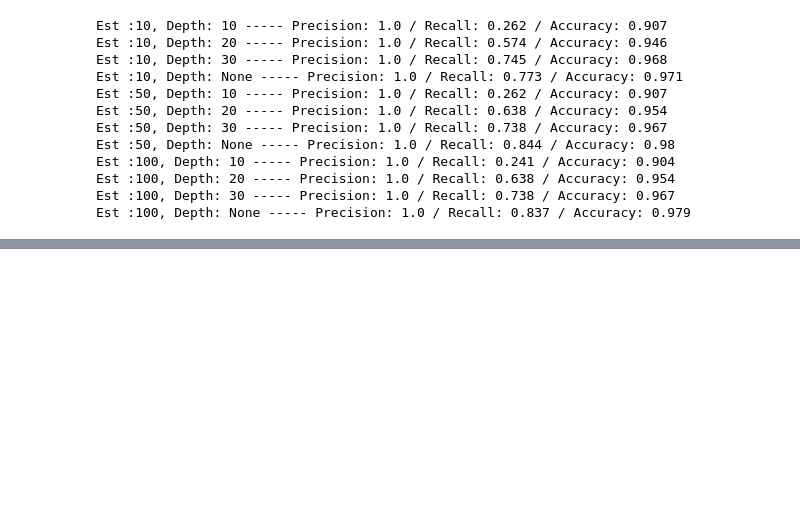
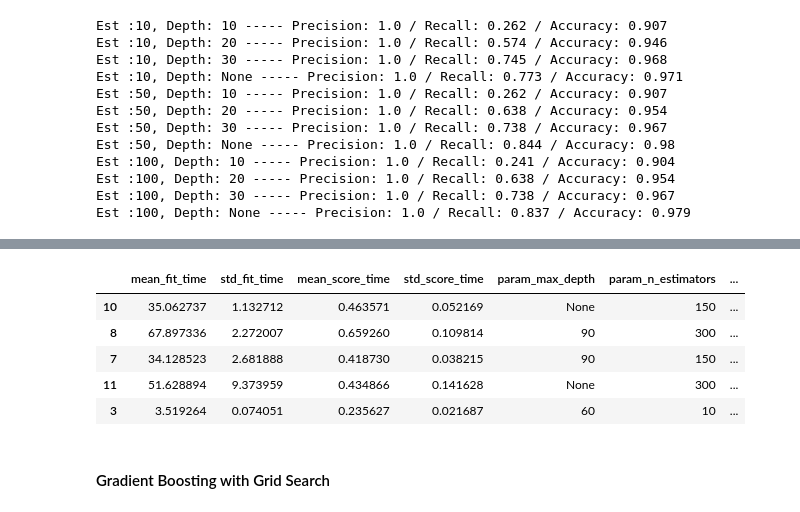
Before and after one commit to allaccountstaken/nlp_with_nltk, a Jupyter notebook: nlp_pipeline.ipynb, the cells around one changed output, grey strips where cells are left out. Saved outputs shown, nothing was run; the diff lists cells and outputs as text; code cells hidden in the pictures; blank space fills up the shorter version.

```diff
--- a/nlp_pipeline.ipynb
+++ b/nlp_pipeline.ipynb
@@ -993,0 +1034,16 @@ Est :100, Depth: None ----- Precision: 1.0 / Recall: 0.837 / Accuracy: 0.979
+# %%
+rf = RandomForestClassifier()
+params = {'n_estimators': [10, 150, 300],
+          'max_depth': [30, 60, 90, None]
+         }
+gs = GridSearchCV(rf, params, cv=5, n_jobs=-1)
+gs_fit = gs.fit(X_count_feat, data['label'])
+pd.DataFrame(gs_fit.cv_results_).sort_values('mean_test_score',
+                                             ascending=False)[0:5]
+# %% [output]
+|  | mean_fit_time | std_fit_time | mean_score_time | std_score_time | param_max_depth | param_n_estimators | ... |
+| 10 | 35.062737 | 1.132712 | 0.463571 | 0.052169 | None | 150 | ... |
+| 8 | 67.897336 | 2.272007 | 0.659260 | 0.109814 | 90 | 300 | ... |
+| 7 | 34.128523 | 2.681888 | 0.418730 | 0.038215 | 90 | 150 | ... |
+| 11 | 51.628894 | 9.373959 | 0.434866 | 0.141628 | None | 300 | ... |
+| 3 | 3.519264 | 0.074051 | 0.235627 | 0.021687 | 60 | 10 | ... |
@@ -993,0 +1054,2 @@ Est :100, Depth: None ----- Precision: 1.0 / Recall: 0.837 / Accuracy: 0.979
+# %% [markdown]
+#### Gradient Boosting with Grid Search
```
Also changed, not shown: parts of 11 cells of this notebook, 2 other files.
